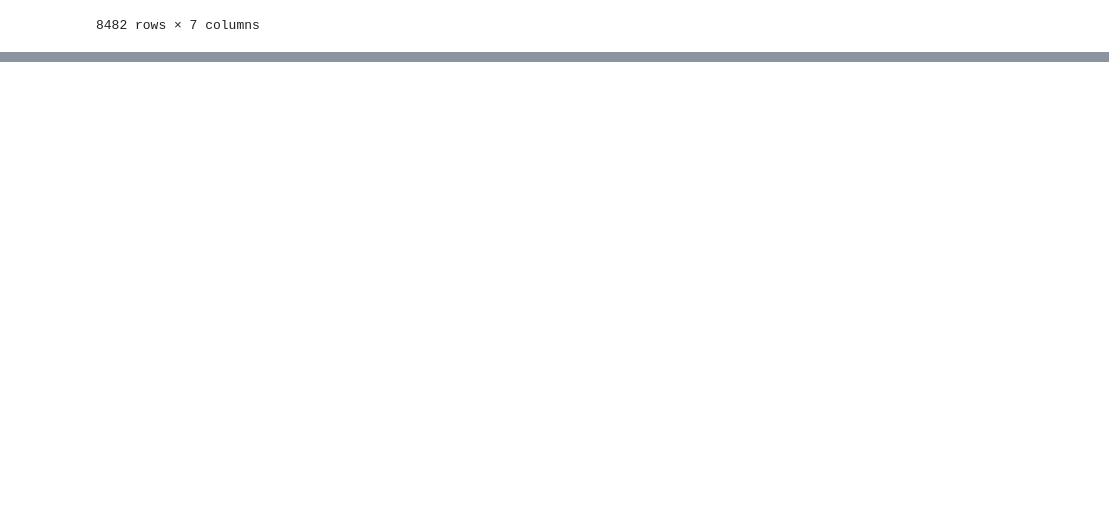
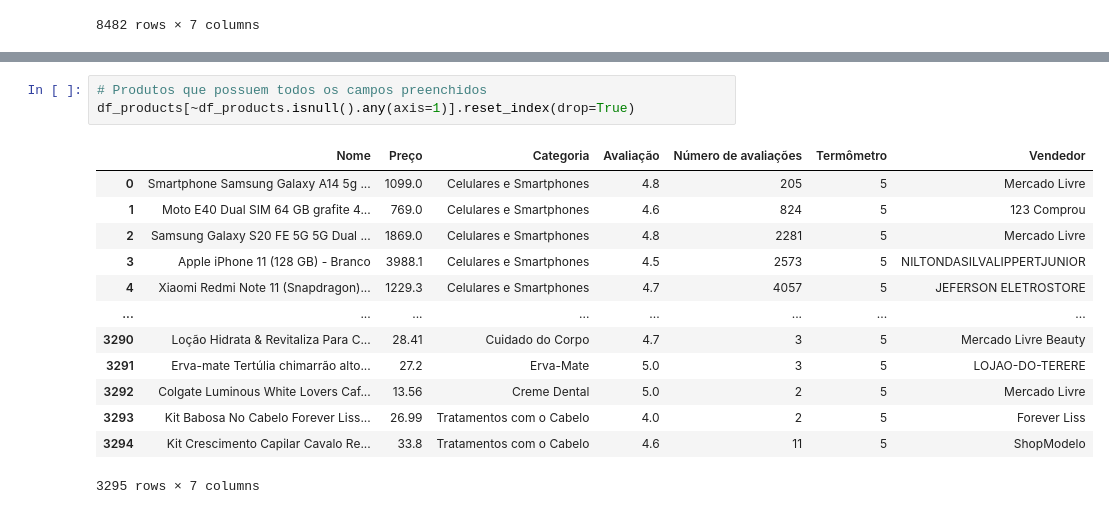
Before and after one commit to dytron/data-science-mercado-livre, a Jupyter notebook: extracao.ipynb, the cells around one changed output, grey strips where cells are left out. Saved outputs shown, nothing was run; the diff lists cells and outputs as text; blank space fills up the shorter version.

```diff
--- a/extracao.ipynb
+++ b/extracao.ipynb
@@ -411,0 +576,17 @@ len(links)
+# %%
+# Produtos que possuem todos os campos preenchidos
+df_products[~df_products.isnull().any(axis=1)].reset_index(drop=True)
+# %% [output]
+|  | Nome | Preço | Categoria | Avaliação | Número de avaliações | Termômetro | Vendedor |
+| 0 | Smartphone Samsung Galaxy A14 5g ... | 1099.0 | Celulares e Smartphones | 4.8 | 205 | 5 | Mercado Livre |
+| 1 | Moto E40 Dual SIM 64 GB grafite 4... | 769.0 | Celulares e Smartphones | 4.6 | 824 | 5 | 123 Comprou |
+| 2 | Samsung Galaxy S20 FE 5G 5G Dual ... | 1869.0 | Celulares e Smartphones | 4.8 | 2281 | 5 | Mercado Livre |
+| 3 | Apple iPhone 11 (128 GB) - Branco | 3988.1 | Celulares e Smartphones | 4.5 | 2573 | 5 | NILTONDASILVALIPPERTJUNIOR |
+| 4 | Xiaomi Redmi Note 11 (Snapdragon)... | 1229.3 | Celulares e Smartphones | 4.7 | 4057 | 5 | JEFERSON ELETROSTORE |
+| ... | ... | ... | ... | ... | ... | ... | ... |
+| 3290 | Loção Hidrata & Revitaliza Para C... | 28.41 | Cuidado do Corpo | 4.7 | 3 | 5 | Mercado Livre Beauty |
+| 3291 | Erva-mate Tertúlia chimarrão alto... | 27.2 | Erva-Mate | 5.0 | 3 | 5 | LOJAO-DO-TERERE |
+| 3292 | Colgate Luminous White Lovers Caf... | 13.56 | Creme Dental | 5.0 | 2 | 5 | Mercado Livre |
+| 3293 | Kit Babosa No Cabelo Forever Liss... | 26.99 | Tratamentos com o Cabelo | 4.0 | 2 | 5 | Forever Liss |
+| 3294 | Kit Crescimento Capilar Cavalo Re... | 33.8 | Tratamentos com o Cabelo | 4.6 | 11 | 5 | ShopModelo |
+3295 rows × 7 columns
```
Also changed, not shown: parts of 14 cells of this notebook, 3 other files.
